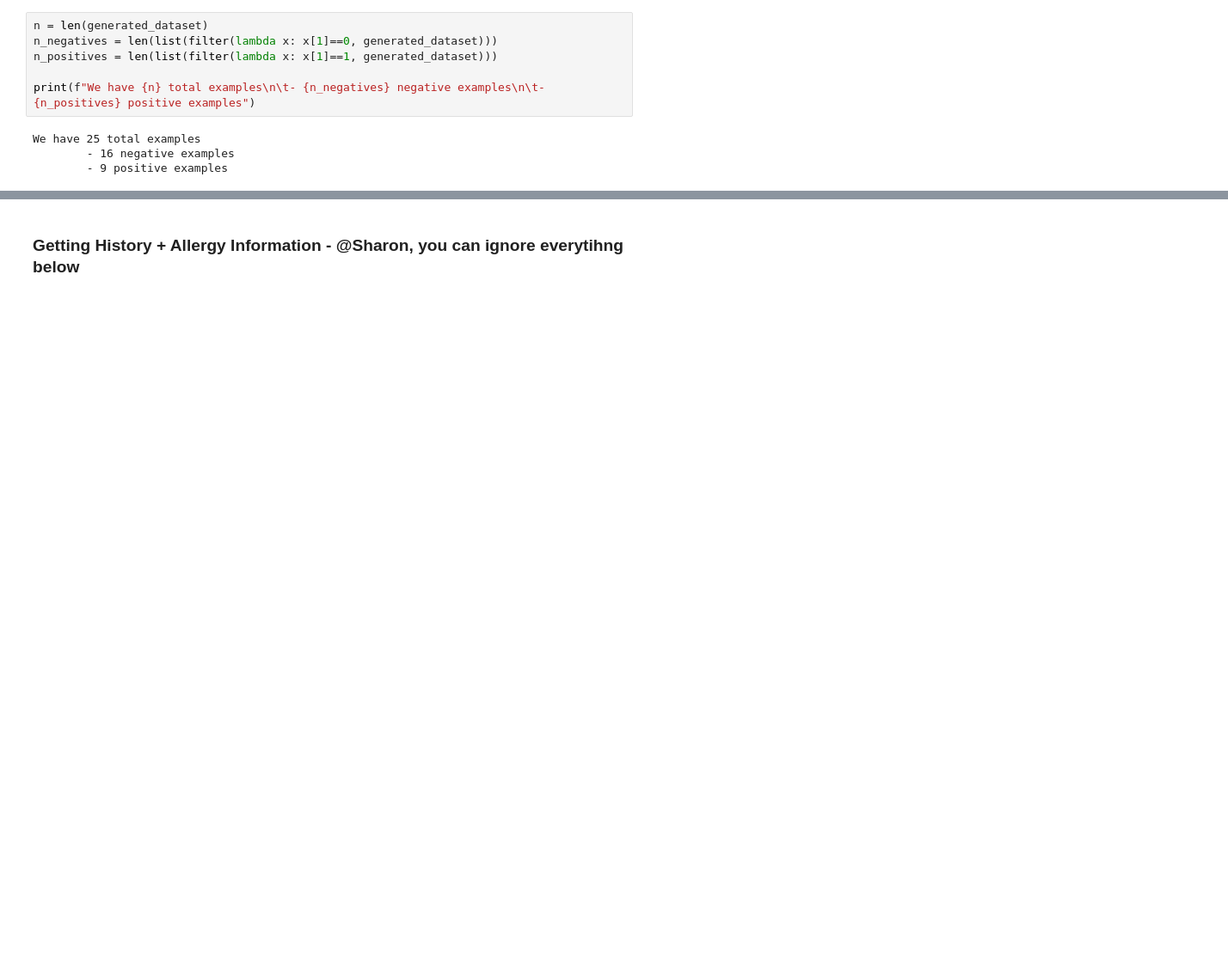
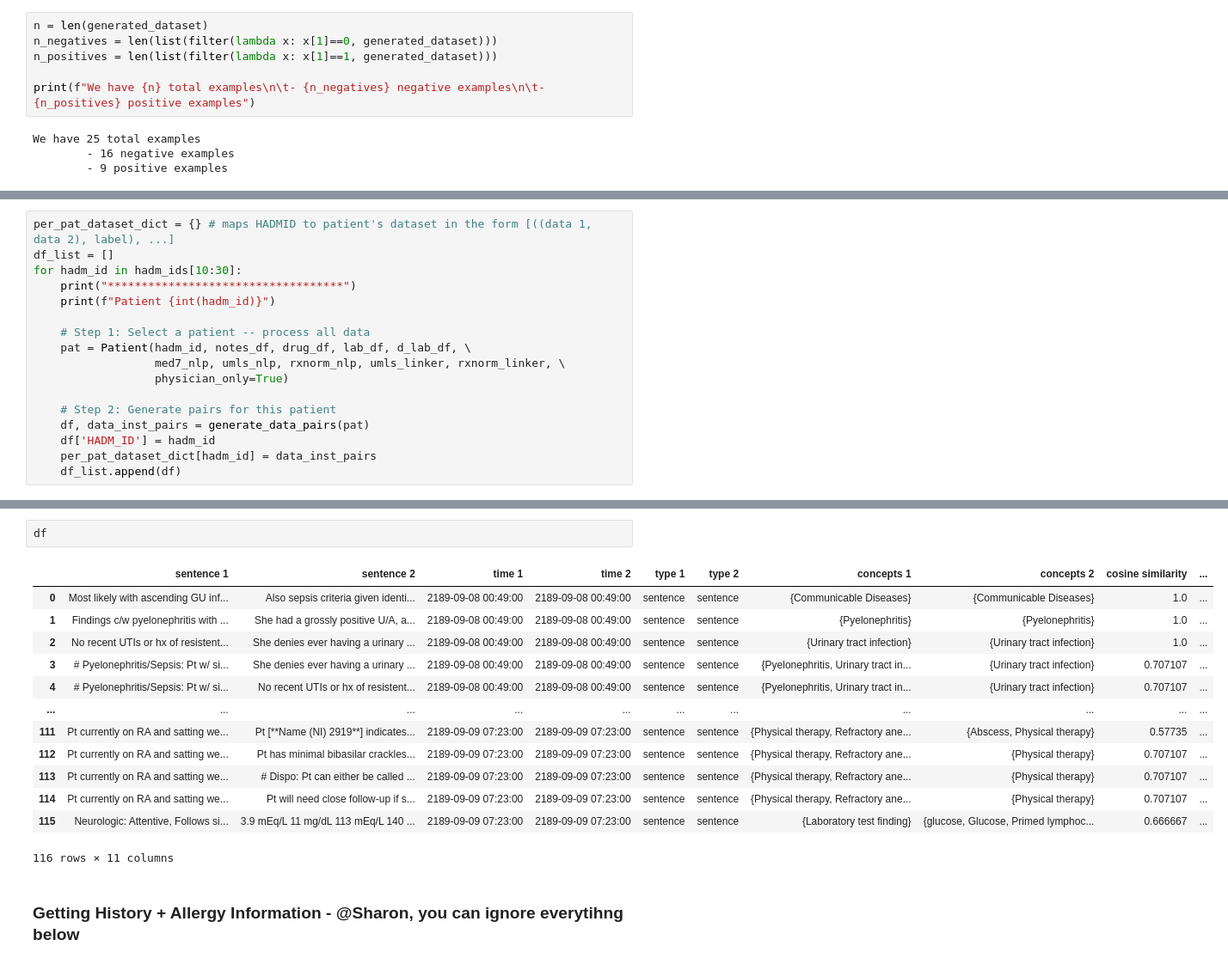
Before and after one commit to sakuralily11/opennotes-error-detection, a Jupyter notebook: Generating Contradictions - Yuria.ipynb, the cells around one changed output, grey strips where cells are left out. Shown at 86% size. Cells and saved outputs as stored; diff of their text form; blank space fills up the shorter version.

```diff
--- a/Generating Contradictions - Yuria.ipynb
+++ b/Generating Contradictions - Yuria.ipynb
@@ -2201,0 +2206,17 @@ We have 25 total examples
+# %%
+per_pat_dataset_dict = {} # maps HADMID to patient's dataset in the form [((data 1, data 2), label), ...]
+df_list = []
+for hadm_id in hadm_ids[10:30]:
+    print("***********************************")
+    print(f"Patient {int(hadm_id)}")
+
+    # Step 1: Select a patient -- process all data
+    pat = Patient(hadm_id, notes_df, drug_df, lab_df, d_lab_df, \
+                  med7_nlp, umls_nlp, rxnorm_nlp, umls_linker, rxnorm_linker, \
+                  physician_only=True)
+
+    # Step 2: Generate pairs for this patient
+    df, data_inst_pairs = generate_data_pairs(pat)
+    df['HADM_ID'] = hadm_id
+    per_pat_dataset_dict[hadm_id] = data_inst_pairs
+    df_list.append(df)
@@ -2202,3 +2260,19 @@ We have 25 total examples
+# %%
+df
+# %% [output]
+|  | sentence 1 | sentence 2 | time 1 | time 2 | type 1 | type 2 | concepts 1 | concepts 2 | cosine similarity | ... |
+| 0 | Most likely with ascending GU inf... | Also sepsis criteria given identi... | 2189-09-08 00:49:00 | 2189-09-08 00:49:00 | sentence | sentence | {Communicable Diseases} | {Communicable Diseases} | 1.0 | ... |
+| 1 | Findings c/w pyelonephritis with ... | She had a grossly positive U/A, a... | 2189-09-08 00:49:00 | 2189-09-08 00:49:00 | sentence | sentence | {Pyelonephritis} | {Pyelonephritis} | 1.0 | ... |
+| 2 | No recent UTIs or hx of resistent... | She denies ever having a urinary ... | 2189-09-08 00:49:00 | 2189-09-08 00:49:00 | sentence | sentence | {Urinary tract infection} | {Urinary tract infection} | 1.0 | ... |
+| 3 | # Pyelonephritis/Sepsis: Pt w/ si... | She denies ever having a urinary ... | 2189-09-08 00:49:00 | 2189-09-08 00:49:00 | sentence | sentence | {Pyelonephritis, Urinary tract in... | {Urinary tract infection} | 0.707107 | ... |
+| 4 | # Pyelonephritis/Sepsis: Pt w/ si... | No recent UTIs or hx of resistent... | 2189-09-08 00:49:00 | 2189-09-08 00:49:00 | sentence | sentence | {Pyelonephritis, Urinary tract in... | {Urinary tract infection} | 0.707107 | ... |
+| ... | ... | ... | ... | ... | ... | ... | ... | ... | ... | ... |
+| 111 | Pt currently on RA and satting we... | Pt [**Name (NI) 2919**] indicates... | 2189-09-09 07:23:00 | 2189-09-09 07:23:00 | sentence | sentence | {Physical therapy, Refractory ane... | {Abscess, Physical therapy} | 0.57735 | ... |
+| 112 | Pt currently on RA and satting we... | Pt has minimal bibasilar crackles... | 2189-09-09 07:23:00 | 2189-09-09 07:23:00 | sentence | sentence | {Physical therapy, Refractory ane... | {Physical therapy} | 0.707107 | ... |
+| 113 | Pt currently on RA and satting we... | # Dispo: Pt can either be called ... | 2189-09-09 07:23:00 | 2189-09-09 07:23:00 | sentence | sentence | {Physical therapy, Refractory ane... | {Physical therapy} | 0.707107 | ... |
+| 114 | Pt currently on RA and satting we... | Pt will need close follow-up if s... | 2189-09-09 07:23:00 | 2189-09-09 07:23:00 | sentence | sentence | {Physical therapy, Refractory ane... | {Physical therapy} | 0.707107 | ... |
+| 115 | Neurologic: Attentive, Follows si... | 3.9 mEq/L 11 mg/dL 113 mEq/L 140 ... | 2189-09-09 07:23:00 | 2189-09-09 07:23:00 | sentence | sentence | {Laboratory test finding} | {glucose, Glucose, Primed lymphoc... | 0.666667 | ... |
+116 rows × 11 columns
 # %% [markdown]
 ### Getting History + Allergy Information - @Sharon, you can ignore everytihng below
 # %%
```
Also changed, not shown: parts of 2 cells of this notebook.
